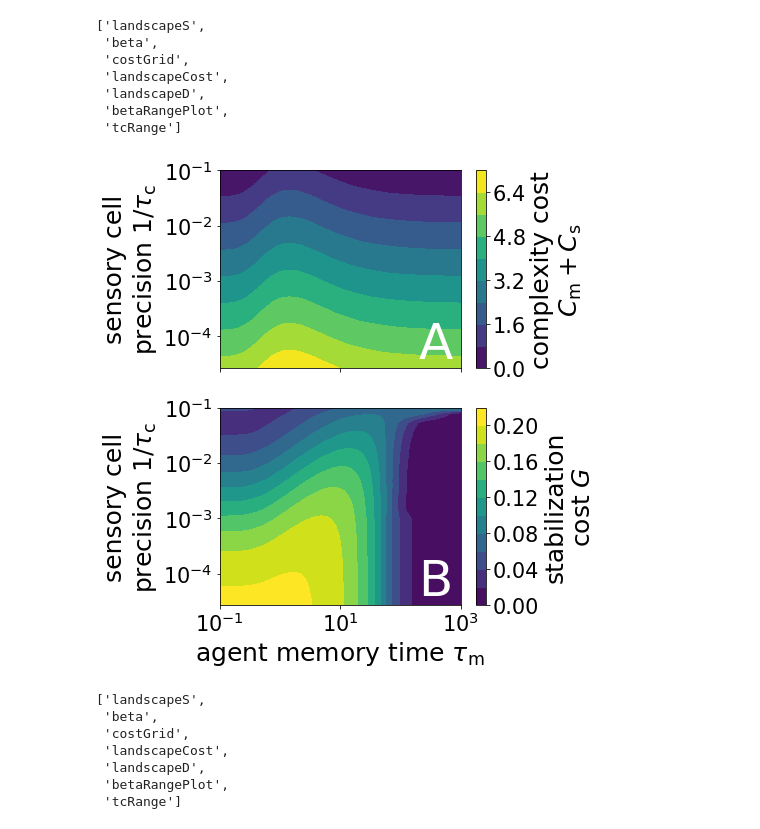
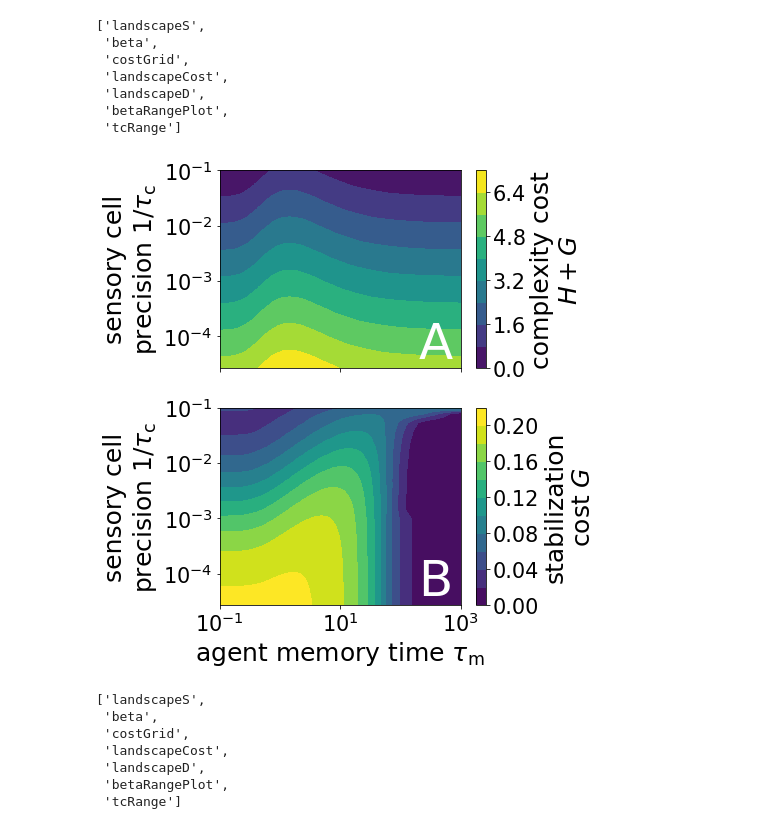
Before and after one commit to eltrompetero/adaptation, a Jupyter notebook: plotting.ipynb, the cells around one changed output. Drawn from its saved outputs; the diff is of its cells as text; code cells hidden in the pictures.

```diff
--- a/plotting.ipynb
+++ b/plotting.ipynb
@@ -602,45 +603,3 @@ ax[1].text(3e2, .245, 'B', fontsize=50)
 fig.savefig('%s/chebyshev_convergence.pdf'%imgdr, bbox_inches='tight')
 # %% [output]
 [figure]
-# %%
-fig, ax = plt.subplots(figsize=(14,4), ncols=4, gridspec_kw={'width_ratios':(1,1,1,.03)})
-
-load_pickle('plotting/vision_benefits.p')
-grid1 = log10(optimalMemGrid)
-load_pickle('plotting/destabilizer_benefits.p')
-grid2 = log10(optimalMemGrid)
-load_pickle('plotting/stabilizer_benefits.p')
-grid3 = log10(optimalMemGrid)
-vmn = -1#min(grid1.min(), grid2.min(), grid3.min())
-vmx = max(grid1.max(), grid2.max(), grid3.max())
-
-cax = ax[0].contourf(scaleRange, 1/nBatchRange, grid1, 10, vmin=vmn, vmax=vmx)
-cax = ax[1].contourf(scaleRange, 1/nBatchRange, grid2, 10, vmin=vmn, vmax=vmx)
-cax = ax[2].contourf(scaleRange, 1/nBatchRange, grid3, 10, vmin=vmn, vmax=vmx)
-
-ax[0].set(ylabel='sensory cell\n'+r'precision $1/\tau_{\rm c}$')
-ax[0].set_title('passive', pad=10)
-ax[1].set_title('destabilizer', pad=10)
-ax[2].set_title('stabilizer', pad=10)
-for ax_ in ax[:3]:
-    ax_.set(yscale='log', xlabel=r'env. bias $h_0$')
-    ax_.set(yticks=(1e-5,1e-4,1e-3,1e-2))
-    ax_.xaxis.set_ticks(arange(.1,1.1,.1), minor=True)
-    ax_.yaxis.set_ticks_position('both')
-for ax_ in ax[1:3]:
-    ax_.set(yticklabels=[])
-
-m = plt.cm.ScalarMappable(cmap=plt.cm.viridis)
-m.set_clim(vmn, vmx)
-fig.colorbar(m, cax=ax[3], label=r'$\log_{10}$ optimal'+'\nmemory',
-             boundaries=linspace(vmn,vmx,10), ticks=[-1,0,1,2])
-
-ax[0].text(.8, 1.5e-5, 'A', color='white', size=50)
-ax[1].text(.8, 1.5e-5, 'B', color='white', size=50)
-ax[2].text(.8, 1.5e-5, 'C', color='white', size=50)
-
-for a in ax.ravel():
-    [el.set_fontsize('small') for el in a.xaxis.get_ticklabels()]
-    [el.set_fontsize('small') for el in a.yaxis.get_ticklabels()]
-
-fig.savefig('%s/opt_memory.pdf'%imgdr, bbox_inches='tight')
@@ -845,35 +758,35 @@ mn = costGrid[:-3].min()
 mx = costGrid[:-3].max()
 cax = ax[0].contourf(-1/log(betaRangePlot), 1/tcRange[:-3], costGrid[:-3], 10,
                      vmin=mn, vmax=mx)
-cbar = fig.colorbar(cax, ax=ax[0], label='complexity cost\n'+r'$C_{\rm m}+C_{\rm s}$',
+cbar = fig.colorbar(cax, ax=ax[0], label='complexity cost\n'+r'$H + G$',
              ticks=arange(0,7.2,1.6))
 cbar.ax.tick_params(labelsize='small')
 
 mn = landscapeCost[:-3].min()
 mx = landscapeCost[:-3].max()
 cax = ax[1].contourf(-1/log(betaRangePlot), 1/tcRange[:-3], landscapeCost[:-3], 10,
                      vmin=mn, vmax=mx)
 cbar = fig.colorbar(cax, ax=ax[1], label='stabilization\n'+r'cost $G$')
 cbar.ax.tick_params(labelsize='small')
 
 ax[0].set(xscale='log', yscale='log',
           ylabel='sensory cell\n'+r'precision $1/\tau_{\rm c}$')
 ax[0].set(xticklabels=[], yticks=(1e-4, 1e-3, 1e-2, 1e-1))
 ax[1].set(xscale='log', yscale='log',
           xlabel=r'agent memory time $\tau_{\rm m}$',
           ylabel='sensory cell\n'+r'precision $1/\tau_{\rm c}$')
 ax[1].set(yticks=(1e-4, 1e-3, 1e-2, 1e-1))
 
 ax[0].text(2e2, 4e-5, 'A', color='white', size=50)
 ax[1].text(2e2, 4e-5, 'B', color='white', size=50)
 
 for a in ax.ravel():
     [el.set_fontsize('small') for el in a.xaxis.get_ticklabels()]
     [el.set_fontsize('small') for el in a.yaxis.get_ticklabels()]
 
 fig.savefig(f'{imgdr}/costs.pdf', bbox_inches='tight')
 # %% [output]
-[figure, old version]
+[figure, new version]
 # %%
 load_pickle('plotting/competition.p')
 # %% [output]
```
Also changed, not shown: parts of 9 cells of this notebook, 2 other files.
